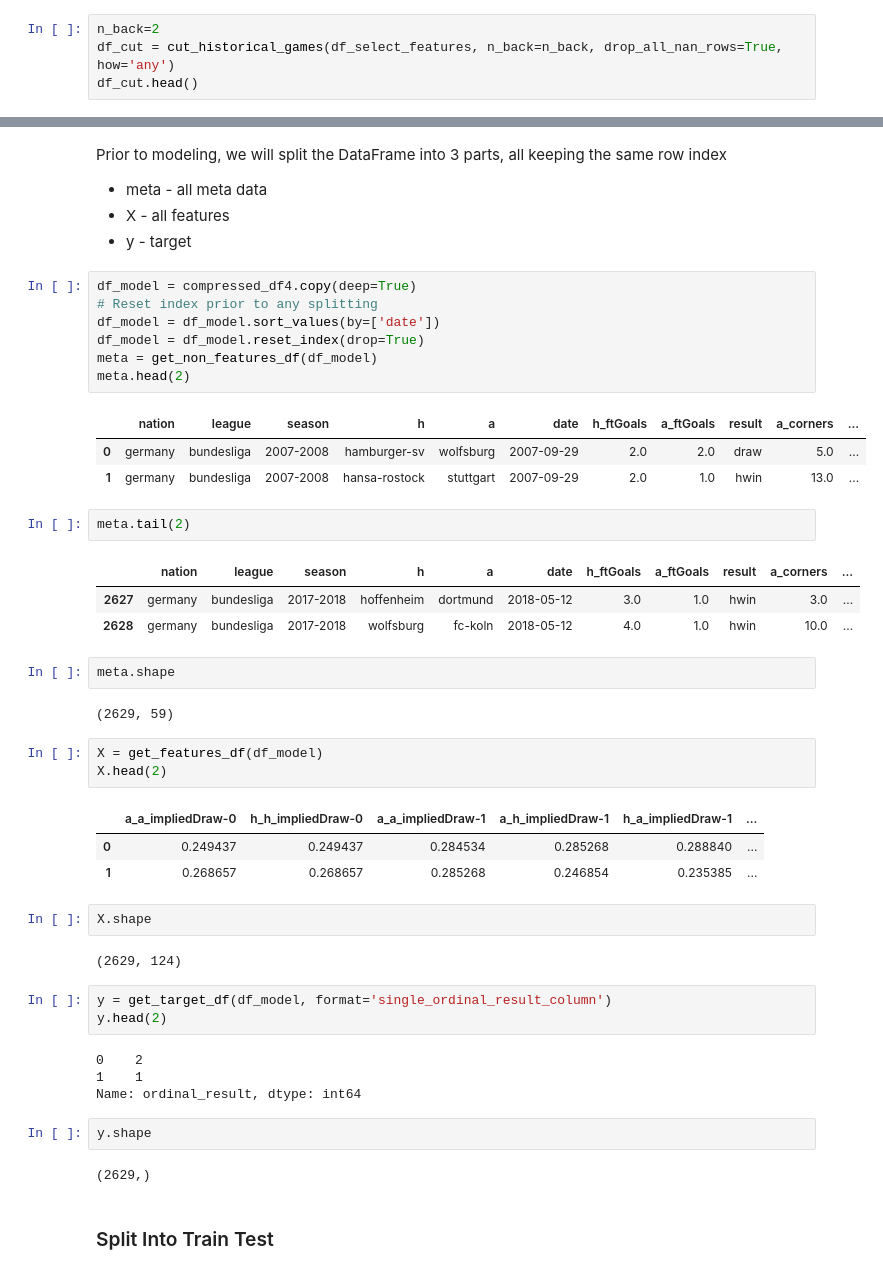
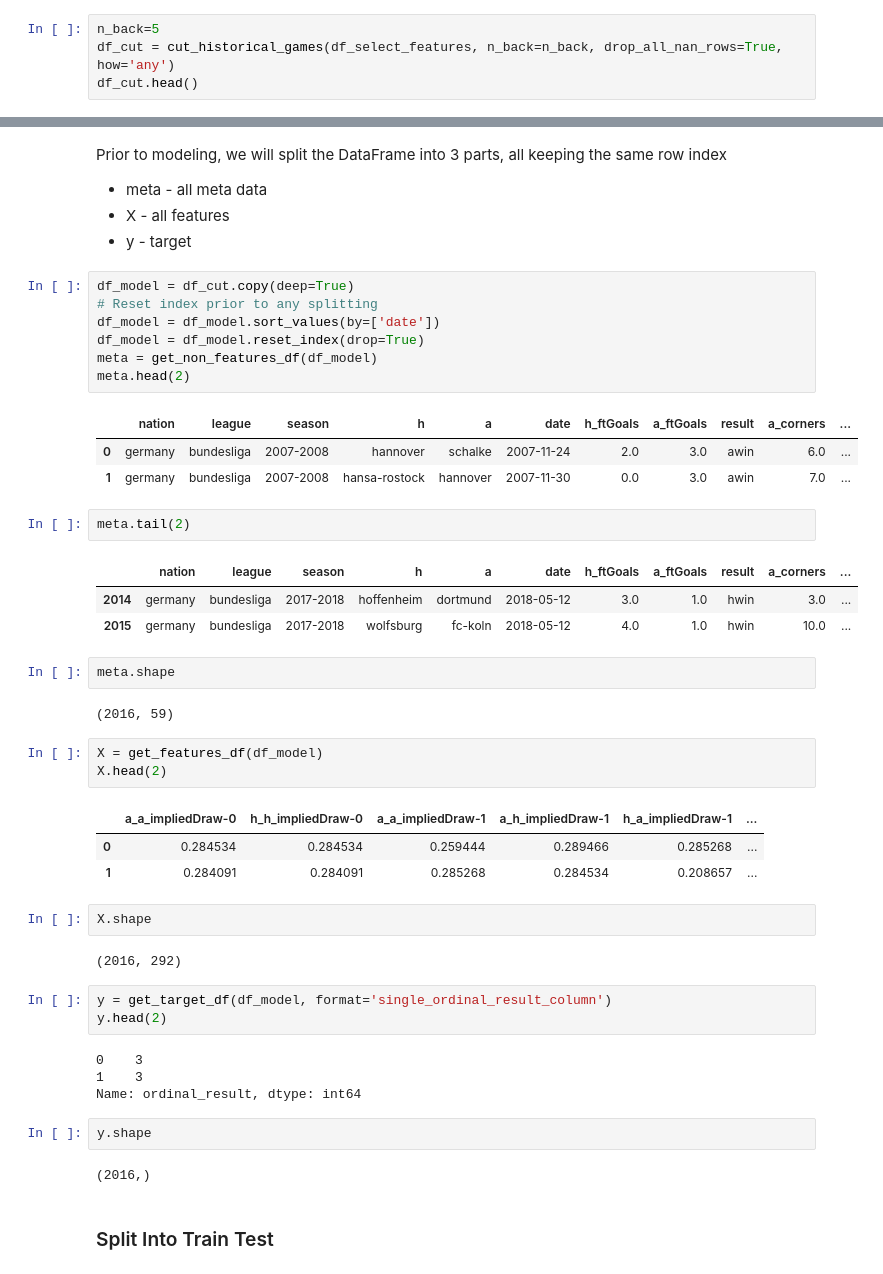
Before and after one commit to DMacGillivray/soccer-predictions, a Jupyter notebook: notebooks/009.003 Modeling - Classifiers + Probability Calibration.ipynb, the cells around one changed output, grey strips where cells are left out. Saved outputs shown, nothing was run; the diff lists cells and outputs as text.

```diff
--- a/notebooks/009.003 Modeling - Classifiers + Probability Calibration.ipynb
+++ b/notebooks/009.003 Modeling - Classifiers + Probability Calibration.ipynb
@@ -151,7 +135,7 @@ We can either drop all games where the teams have not played, or we can impute
 
 This is quite a big notebook, so for the sake of brevity we will drop all games unless each team has played n previous games
 # %%
-n_back=2
+n_back=5
 df_cut = cut_historical_games(df_select_features, n_back=n_back, drop_all_nan_rows=True, how='any')
 df_cut.head()
 # %% [output]
@@ -245,48 +159,48 @@ Prior to modeling, we will split the DataFrame into 3 parts, all keeping the sam
 + X - all features
 + y - target
 # %%
-df_model = compressed_df4.copy(deep=True)
+df_model = df_cut.copy(deep=True)
 # Reset index prior to any splitting
 df_model = df_model.sort_values(by=['date'])
 df_model = df_model.reset_index(drop=True)
 meta = get_non_features_df(df_model)
 meta.head(2)
 # %% [output]
 |  | nation | league | season | h | a | date | h_ftGoals | a_ftGoals | result | a_corners | ... |
-| 0 | germany | bundesliga | 2007-2008 | hamburger-sv | wolfsburg | 2007-09-29 | 2.0 | 2.0 | draw | 5.0 | ... |
-| 1 | germany | bundesliga | 2007-2008 | hansa-rostock | stuttgart | 2007-09-29 | 2.0 | 1.0 | hwin | 13.0 | ... |
+| 0 | germany | bundesliga | 2007-2008 | hannover | schalke | 2007-11-24 | 2.0 | 3.0 | awin | 6.0 | ... |
+| 1 | germany | bundesliga | 2007-2008 | hansa-rostock | hannover | 2007-11-30 | 0.0 | 3.0 | awin | 7.0 | ... |
 # %%
 meta.tail(2)
 # %% [output]
 |  | nation | league | season | h | a | date | h_ftGoals | a_ftGoals | result | a_corners | ... |
-| 2627 | germany | bundesliga | 2017-2018 | hoffenheim | dortmund | 2018-05-12 | 3.0 | 1.0 | hwin | 3.0 | ... |
-| 2628 | germany | bundesliga | 2017-2018 | wolfsburg | fc-koln | 2018-05-12 | 4.0 | 1.0 | hwin | 10.0 | ... |
+| 2014 | germany | bundesliga | 2017-2018 | hoffenheim | dortmund | 2018-05-12 | 3.0 | 1.0 | hwin | 3.0 | ... |
+| 2015 | germany | bundesliga | 2017-2018 | wolfsburg | fc-koln | 2018-05-12 | 4.0 | 1.0 | hwin | 10.0 | ... |
 # %%
 meta.shape
 # %% [output]
-(2629, 59)
+(2016, 59)
 # %%
 X = get_features_df(df_model)
 X.head(2)
 # %% [output]
 |  | a_a_impliedDraw-0 | h_h_impliedDraw-0 | a_a_impliedDraw-1 | a_h_impliedDraw-1 | h_a_impliedDraw-1 | ... |
-| 0 | 0.249437 | 0.249437 | 0.284534 | 0.285268 | 0.288840 | ... |
-| 1 | 0.268657 | 0.268657 | 0.285268 | 0.246854 | 0.235385 | ... |
+| 0 | 0.284534 | 0.284534 | 0.259444 | 0.289466 | 0.285268 | ... |
+| 1 | 0.284091 | 0.284091 | 0.285268 | 0.284534 | 0.208657 | ... |
 # %%
 X.shape
 # %% [output]
-(2629, 124)
+(2016, 292)
 # %%
 y = get_target_df(df_model, format='single_ordinal_result_column')
 y.head(2)
 # %% [output]
-0    2
-1    1
+0    3
+1    3
 Name: ordinal_result, dtype: int64
 # %%
 y.shape
 # %% [output]
-(2629,)
+(2016,)
 # %% [markdown]
 ### Split Into Train Test
 # %%
```
Also changed, not shown: parts of 40 cells of this notebook, 6 other files.
